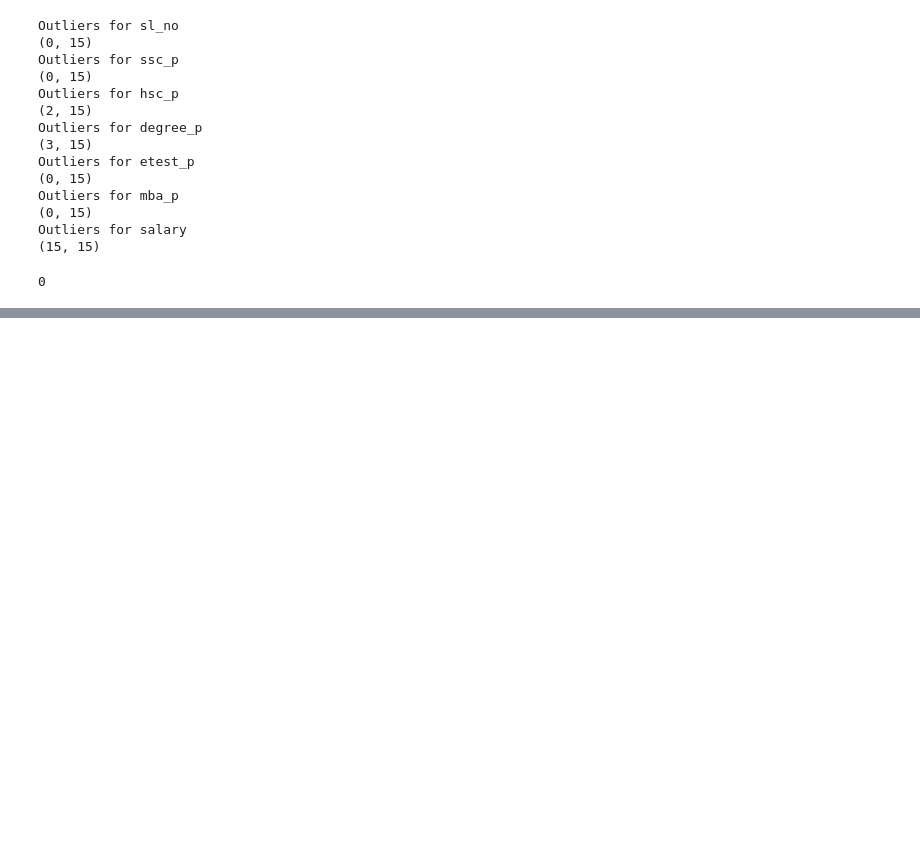
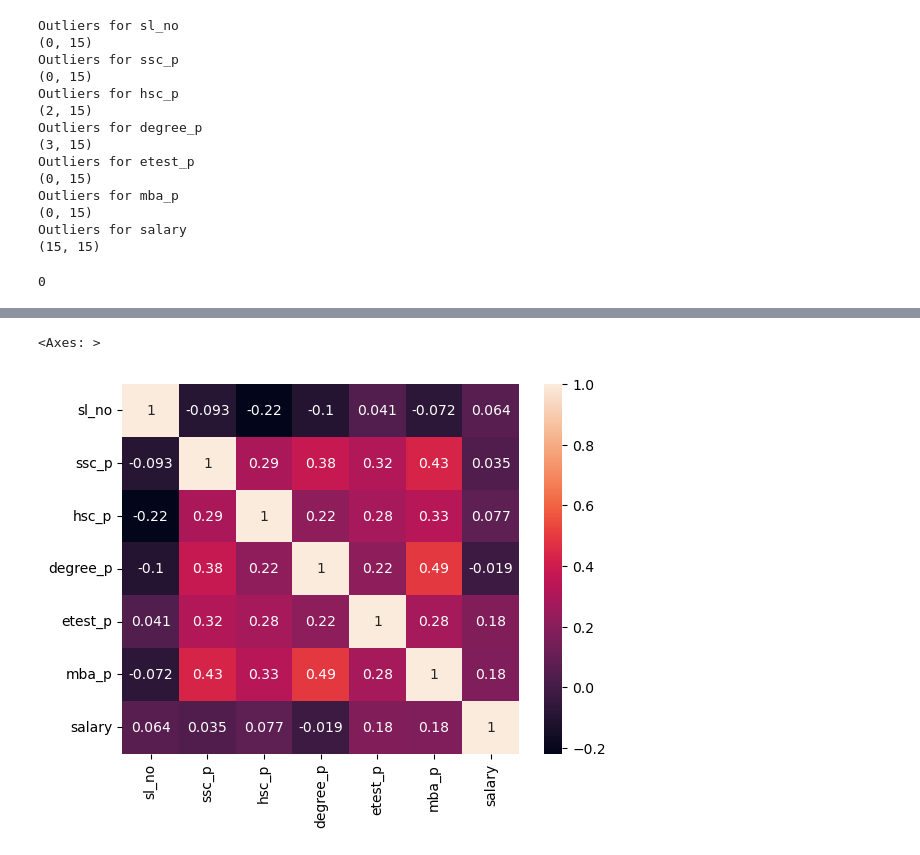
Before and after one commit to mferdinandr/salary-predict, a Jupyter notebook: file.ipynb, the cells around one changed output, grey strips where cells are left out. Saved outputs shown, nothing was run; the diff lists cells and outputs as text; code cells hidden in the pictures; blank space fills up the shorter version.

```diff
--- a/file.ipynb
+++ b/file.ipynb
@@ -95,0 +127,5 @@ df.duplicated().sum()
+# %%
+sns.heatmap(df[col_num].corr(), annot=True)
+# %% [output]
+<Axes: >
+[figure, added]
```
Also changed, not shown: parts of 5 cells of this notebook.
